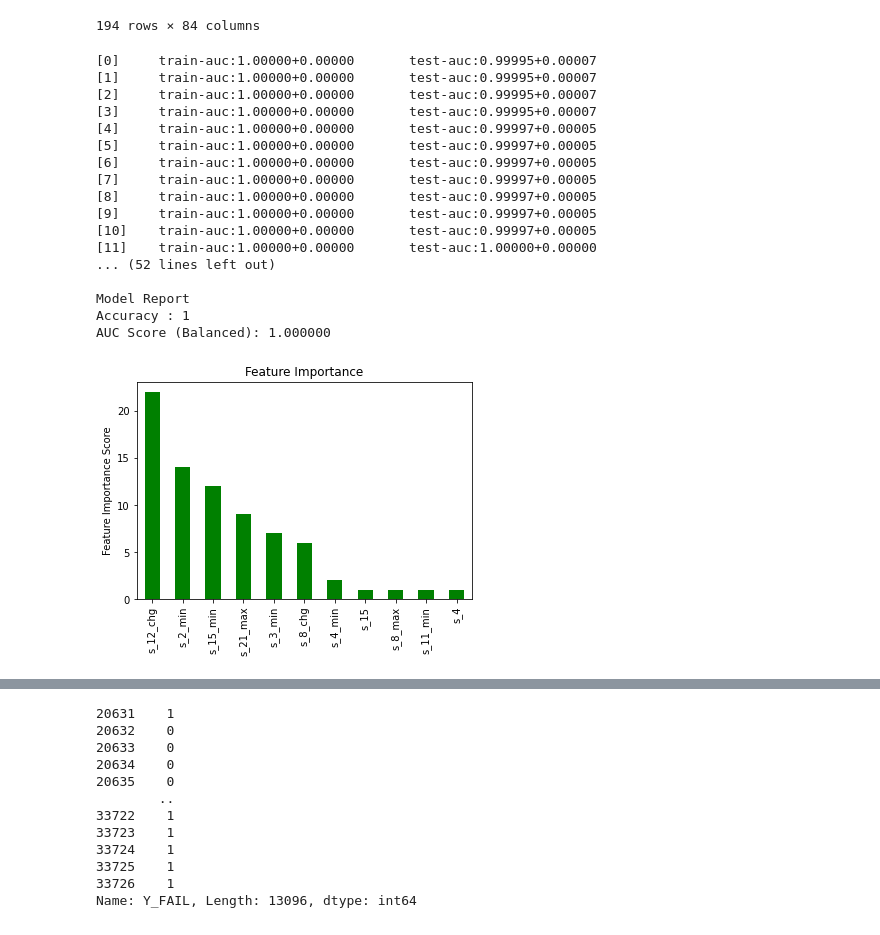
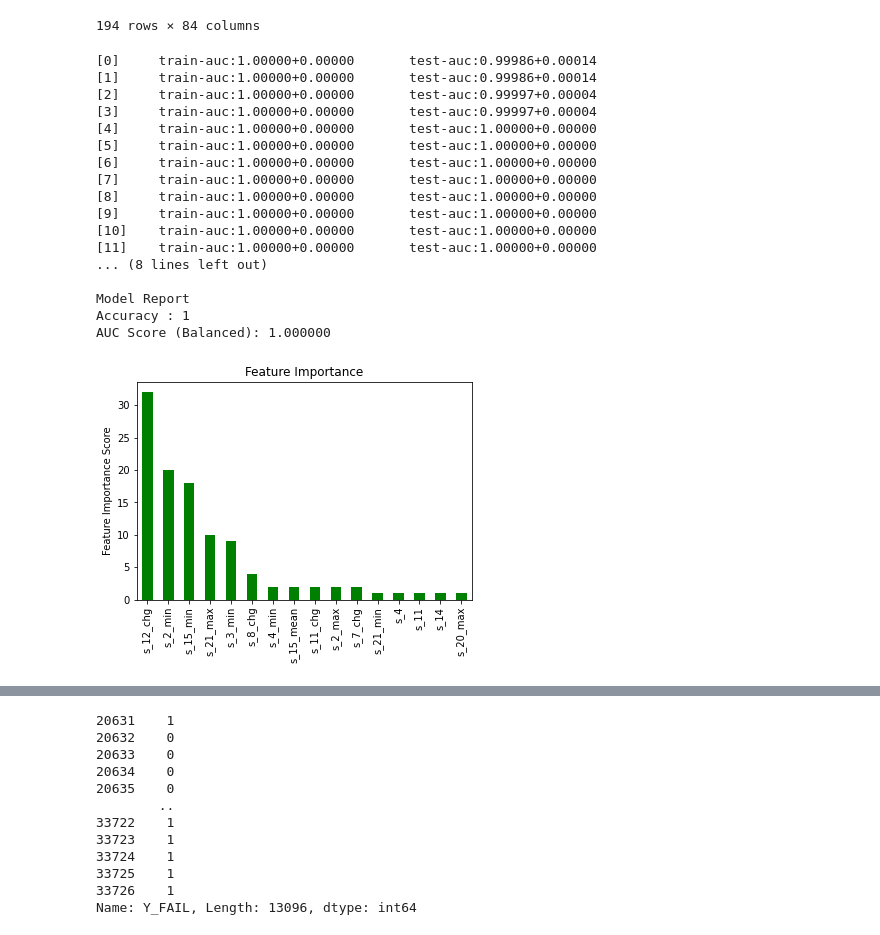
Before and after one commit to johnhhu2020/XGBoost-in-Predictive-Maintenance, a Jupyter notebook: XX%_PaperCO_MachineLearning (XGBoost tuning studying).ipynb, the cells around one changed output, grey strips where cells are left out. Saved outputs shown, nothing was run; the diff lists cells and outputs as text; code cells hidden in the pictures.

```diff
--- a/XX%_PaperCO_MachineLearning (XGBoost tuning studying).ipynb
+++ b/XX%_PaperCO_MachineLearning (XGBoost tuning studying).ipynb
@@ -818,7 +771,7 @@ from sklearn.model_selection import cross_validate
 import matplotlib.pylab as plt
 %matplotlib inline
 
-def evaluate_model(alg, train, target, predictors,   cv_folds=5,    early_stopping_rounds=50):  # 50
+def evaluate_model(alg, train, target, predictors,   cv_folds=3,    early_stopping_rounds=50):  # 50
 
     xgb_param = alg.get_xgb_params()
     xgtrain = xgb.DMatrix(train[predictors].values, target['coming'].values)
@@ -879,11 +832,10 @@ xgb1 = XGBClassifier(
  scale_pos_weight=1,
  seed=27)
 # %%
-xgb0 = XGBClassifier(
+xgb00 = XGBClassifier(
  objective= 'binary:logistic',
  learning_rate = 0.1,
- n_estimators = 100,
-
+ n_estimators = 20,
 
  use_label_encoder=False,
  verbosity= 0 )
@@ -906,24 +858,24 @@ from sklearn.model_selection import GridSearchCV
 ###
 ### #gsearch1.cv_results_['params'][gsearch1.best_index_]
 # %%
-evaluate_model(xgb0, independent, dependent, features)     #,    early_stopping_rounds=100)   ###### IBM Case
+evaluate_model(xgb00, independent, dependent, features)
 # %% [output]
-[0]     train-auc:1.00000+0.00000       test-auc:0.99995+0.00007
-[1]     train-auc:1.00000+0.00000       test-auc:0.99995+0.00007
-[2]     train-auc:1.00000+0.00000       test-auc:0.99995+0.00007
-[3]     train-auc:1.00000+0.00000       test-auc:0.99995+0.00007
-[4]     train-auc:1.00000+0.00000       test-auc:0.99997+0.00005
-[5]     train-auc:1.00000+0.00000       test-auc:0.99997+0.00005
-[6]     train-auc:1.00000+0.00000       test-auc:0.99997+0.00005
-[7]     train-auc:1.00000+0.00000       test-auc:0.99997+0.00005
-[8]     train-auc:1.00000+0.00000       test-auc:0.99997+0.00005
-[9]     train-auc:1.00000+0.00000       test-auc:0.99997+0.00005
-[10]    train-auc:1.00000+0.00000       test-auc:0.99997+0.00005
+[0]     train-auc:1.00000+0.00000       test-auc:0.99986+0.00014
+[1]     train-auc:1.00000+0.00000       test-auc:0.99986+0.00014
+[2]     train-auc:1.00000+0.00000       test-auc:0.99997+0.00004
+[3]     train-auc:1.00000+0.00000       test-auc:0.99997+0.00004
+[4]     train-auc:1.00000+0.00000       test-auc:1.00000+0.00000
+[5]     train-auc:1.00000+0.00000       test-auc:1.00000+0.00000
+[6]     train-auc:1.00000+0.00000       test-auc:1.00000+0.00000
+[7]     train-auc:1.00000+0.00000       test-auc:1.00000+0.00000
+[8]     train-auc:1.00000+0.00000       test-auc:1.00000+0.00000
+[9]     train-auc:1.00000+0.00000       test-auc:1.00000+0.00000
+[10]    train-auc:1.00000+0.00000       test-auc:1.00000+0.00000
 [11]    train-auc:1.00000+0.00000       test-auc:1.00000+0.00000
-... (52 lines left out)
+... (8 lines left out)
 
 Model Report
 Accuracy : 1
 AUC Score (Balanced): 1.000000
-[figure, old version]
+[figure, new version]
 # %%
```
Also changed, not shown: parts of 32 cells of this notebook.
